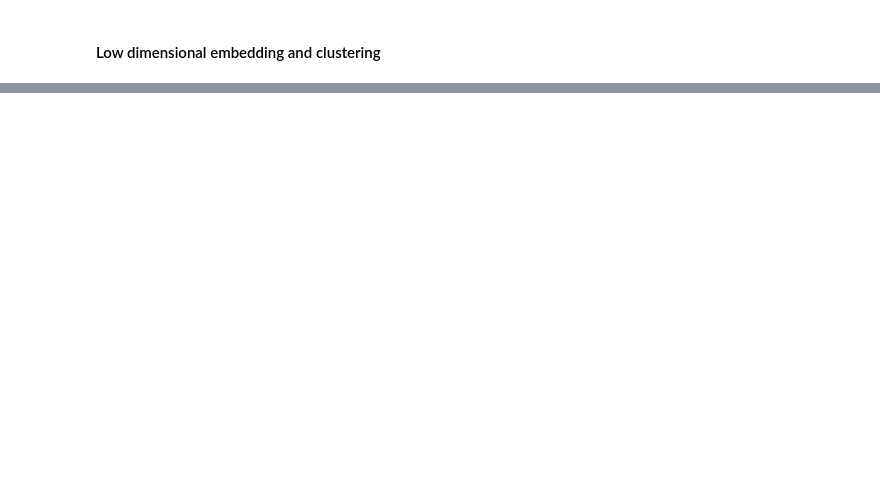
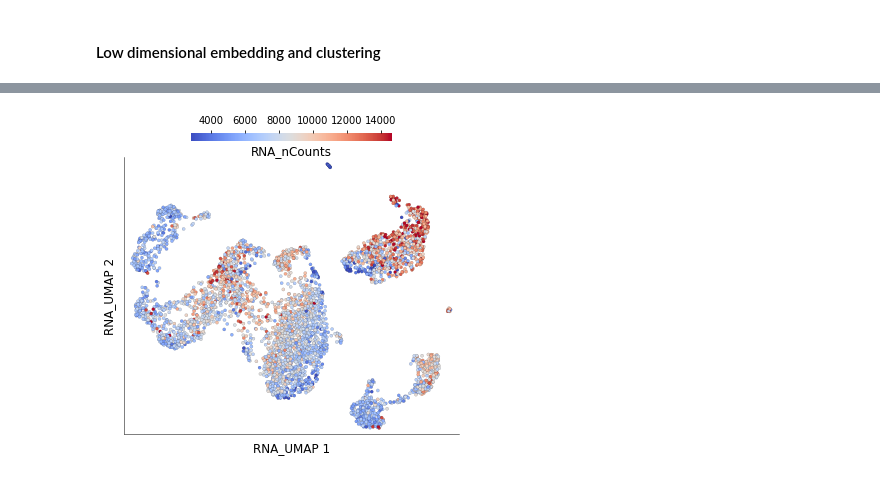
Before and after one commit to mujtababarsi/Scarf-workflow-PBMC, a Jupyter notebook: Scarf scRna-seq Analysis.ipynb, the cells around one changed output, grey strips where cells are left out. Drawn from its saved outputs; the diff is of its cells as text; code cells hidden in the pictures; blank space fills up the shorter version.

```diff
--- a/Scarf scRna-seq Analysis.ipynb
+++ b/Scarf scRna-seq Analysis.ipynb
@@ -177,0 +178,7 @@ ds.plot_layout(layout_key='RNA_UMAP')
+# %%
+ds.plot_layout(
+    layout_key='RNA_UMAP',
+    color_by='RNA_nCounts',
+    cmap='coolwarm'
+)
+# %% [output]
@@ -177,0 +186 @@ ds.plot_layout(layout_key='RNA_UMAP')
+[figure, added]
```
Also changed, not shown: parts of 20 cells of this notebook.
